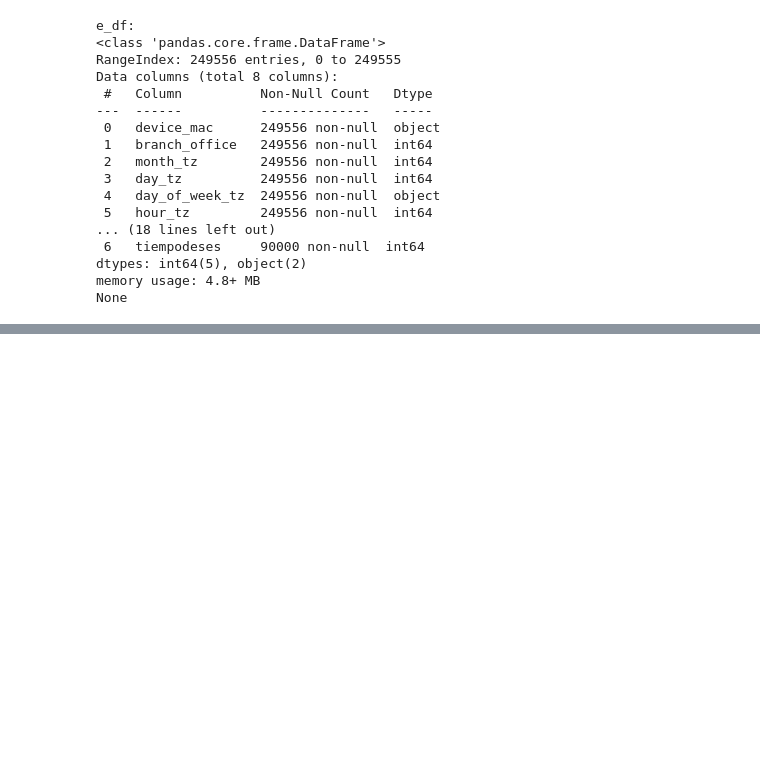
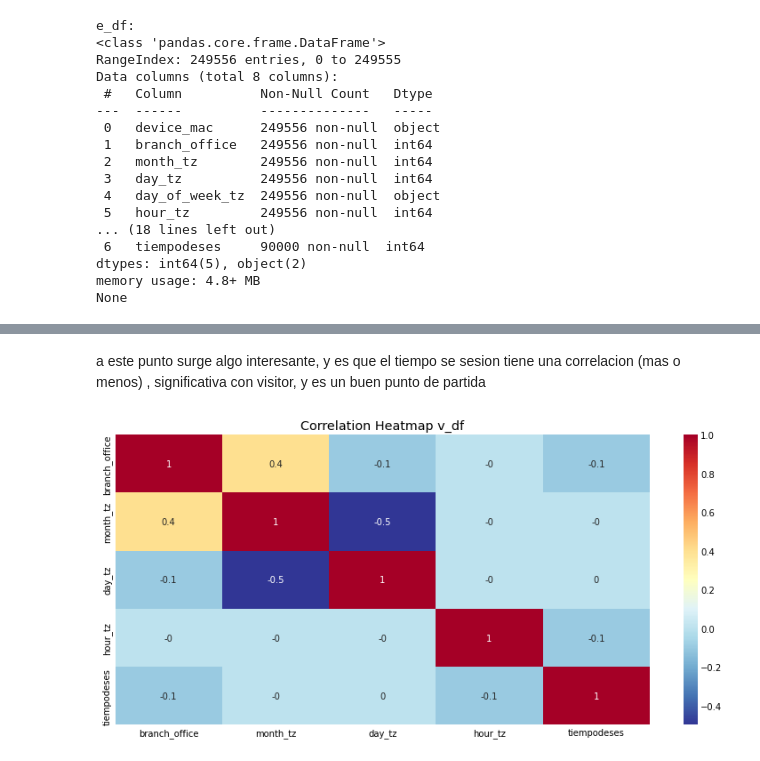
Before and after one commit to EiderDiaz/devf_interview, a Jupyter notebook: Científico_a_de_Datos_DEVF.ipynb, the cells around one changed output, grey strips where cells are left out. Drawn from its saved outputs; the diff is of its cells as text; code cells hidden in the pictures; blank space fills up the shorter version.

```diff
--- a/Científico_a_de_Datos_DEVF.ipynb
+++ b/Científico_a_de_Datos_DEVF.ipynb
@@ -205,0 +224,10 @@ plt.show()
+# %% [markdown]
+a este punto surge algo interesante, y es que el tiempo se sesion tiene una correlacion (mas o menos) , significativa con visitor, y es un buen punto de partida
+# %%
+v_df_corrs = round(v_df.corr(),1)
+plt.figure(figsize = (12, 6))
+# Heatmap of correlations
+sns.heatmap(v_df_corrs, cmap = plt.cm.RdYlBu_r, annot=True)
+plt.title('Correlation Heatmap v_df');
+# %% [output]
+[figure, added]
```
Also changed, not shown: parts of 10 cells of this notebook.
